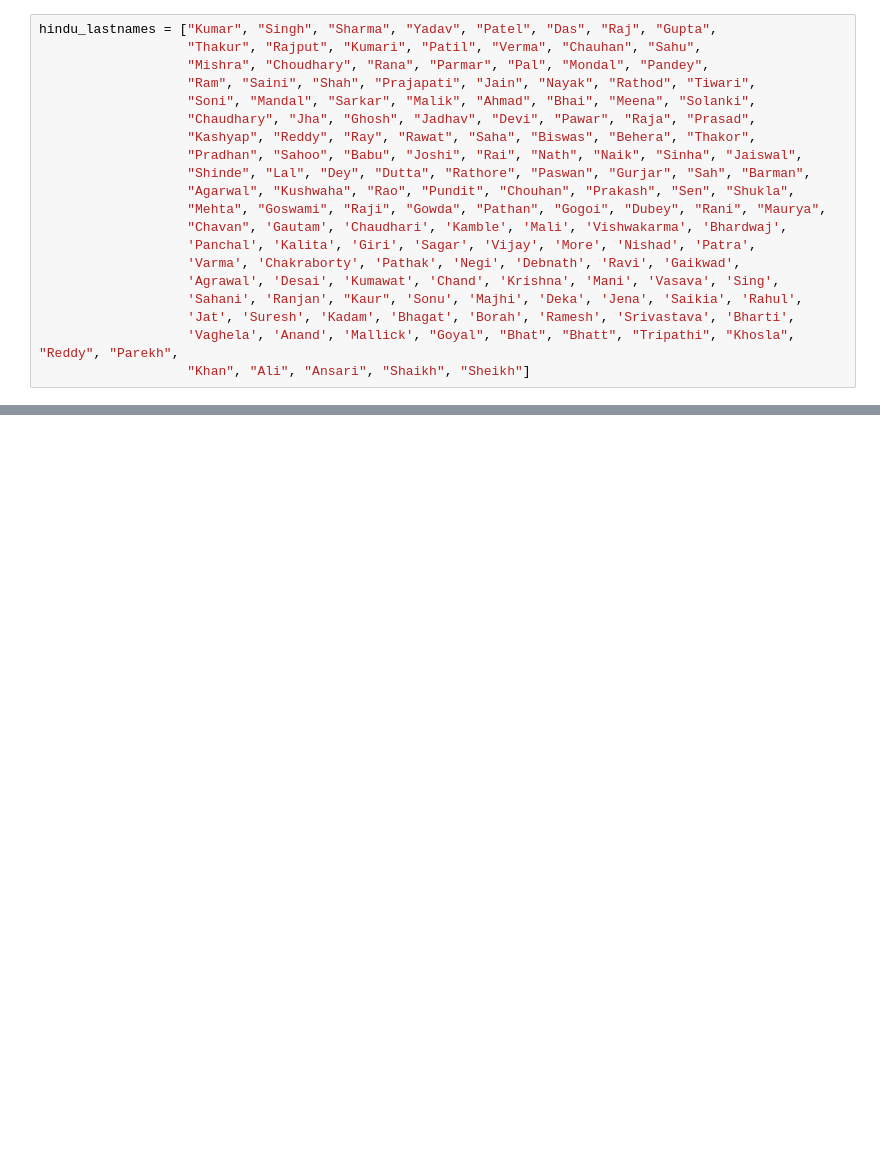
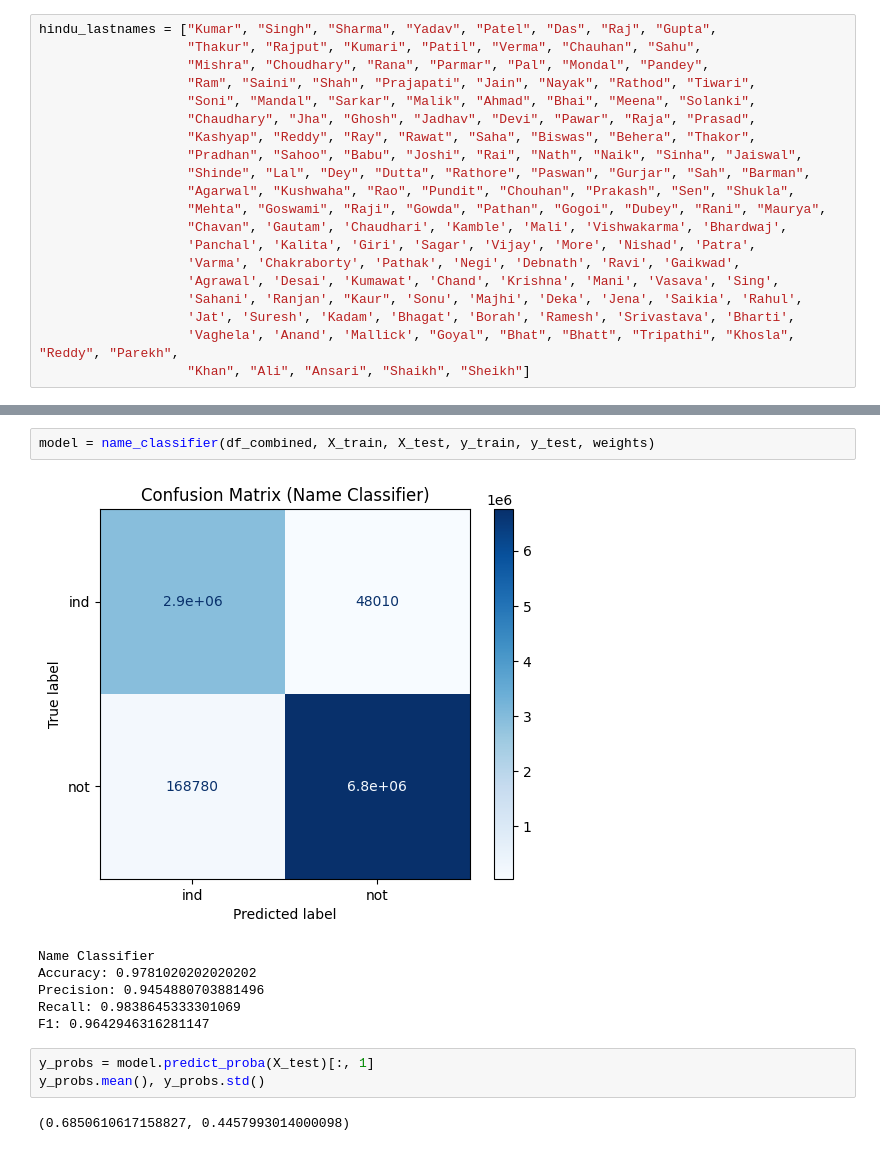
Before and after one commit to kkkarnav/indianamericancontributions, a Jupyter notebook: multi_name_classification.ipynb, the cells around one changed output, grey strips where cells are left out. Cells and saved outputs as stored; diff of their text form; blank space fills up the shorter version.

```diff
--- a/multi_name_classification.ipynb
+++ b/multi_name_classification.ipynb
@@ -454,0 +473,14 @@ X_train, X_test, y_train, y_test, weights = process_data(df)
+# %%
+model = name_classifier(df_combined, X_train, X_test, y_train, y_test, weights)
+# %% [output]
+[figure, added]
+Name Classifier
+Accuracy: 0.9781020202020202
+Precision: 0.9454880703881496
+Recall: 0.9838645333301069
+F1: 0.9642946316281147
+# %%
+y_probs = model.predict_proba(X_test)[:, 1]
+y_probs.mean(), y_probs.std()
+# %% [output]
+(0.6850610617158827, 0.4457993014000098)
```
Also changed, not shown: parts of 12 cells of this notebook, 1 other file.
